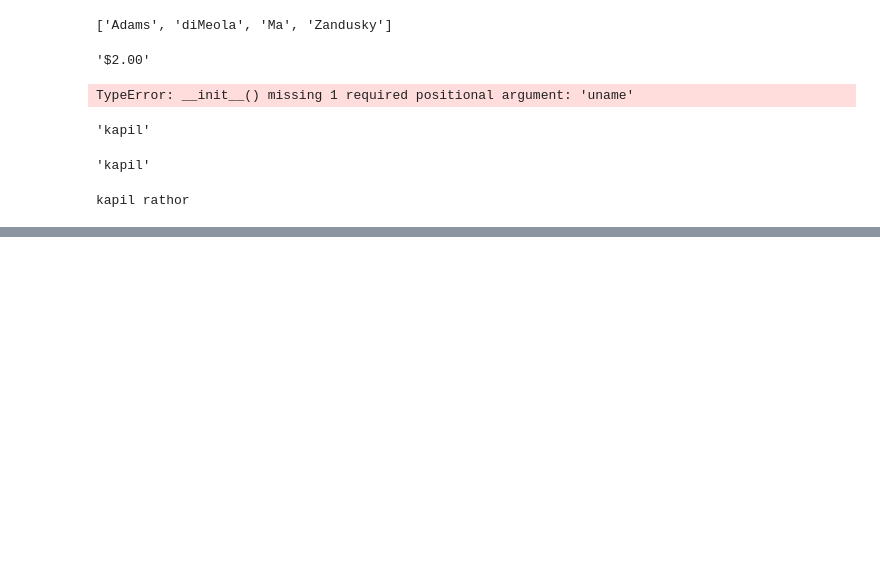
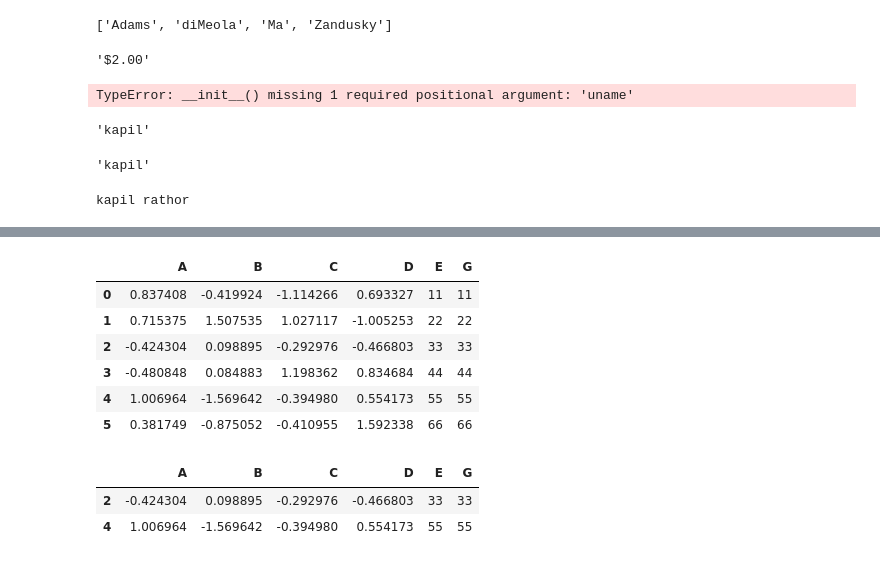
Before and after one commit to KapilRathor/ML-DL, a Jupyter notebook: Basic Python.ipynb, the cells around one changed output, grey strips where cells are left out. Cells and saved outputs as stored; diff of their text form; code cells hidden in the pictures; blank space fills up the shorter version.

```diff
--- a/Basic Python.ipynb
+++ b/Basic Python.ipynb
@@ -355,0 +1211,20 @@ new_guy
+# %%
+c = b.copy()
+# %%
+c['G'] = [11,22,33,44,55,66]
+# %%
+c
+# %% [output]
+|  | A | B | C | D | E | G |
+| 0 | 0.837408 | -0.419924 | -1.114266 | 0.693327 | 11 | 11 |
+| 1 | 0.715375 | 1.507535 | 1.027117 | -1.005253 | 22 | 22 |
+| 2 | -0.424304 | 0.098895 | -0.292976 | -0.466803 | 33 | 33 |
+| 3 | -0.480848 | 0.084883 | 1.198362 | 0.834684 | 44 | 44 |
+| 4 | 1.006964 | -1.569642 | -0.394980 | 0.554173 | 55 | 55 |
+| 5 | 0.381749 | -0.875052 | -0.410955 | 1.592338 | 66 | 66 |
+# %%
+c[c['E'].isin([33,55])]
+# %% [output]
+|  | A | B | C | D | E | G |
+| 2 | -0.424304 | 0.098895 | -0.292976 | -0.466803 | 33 | 33 |
+| 4 | 1.006964 | -1.569642 | -0.394980 | 0.554173 | 55 | 55 |
```
Also changed, not shown: parts of 211 cells of this notebook.
